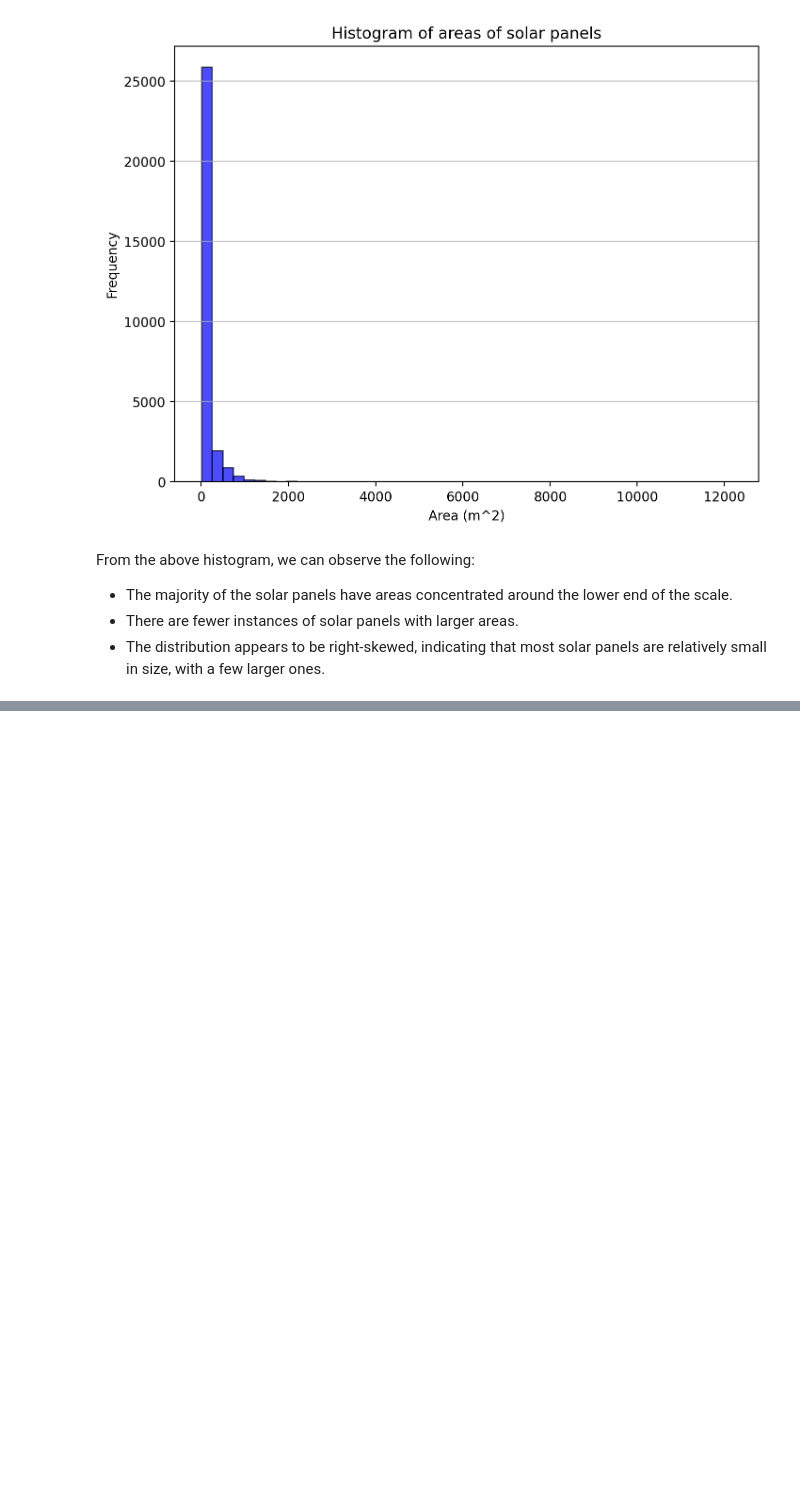
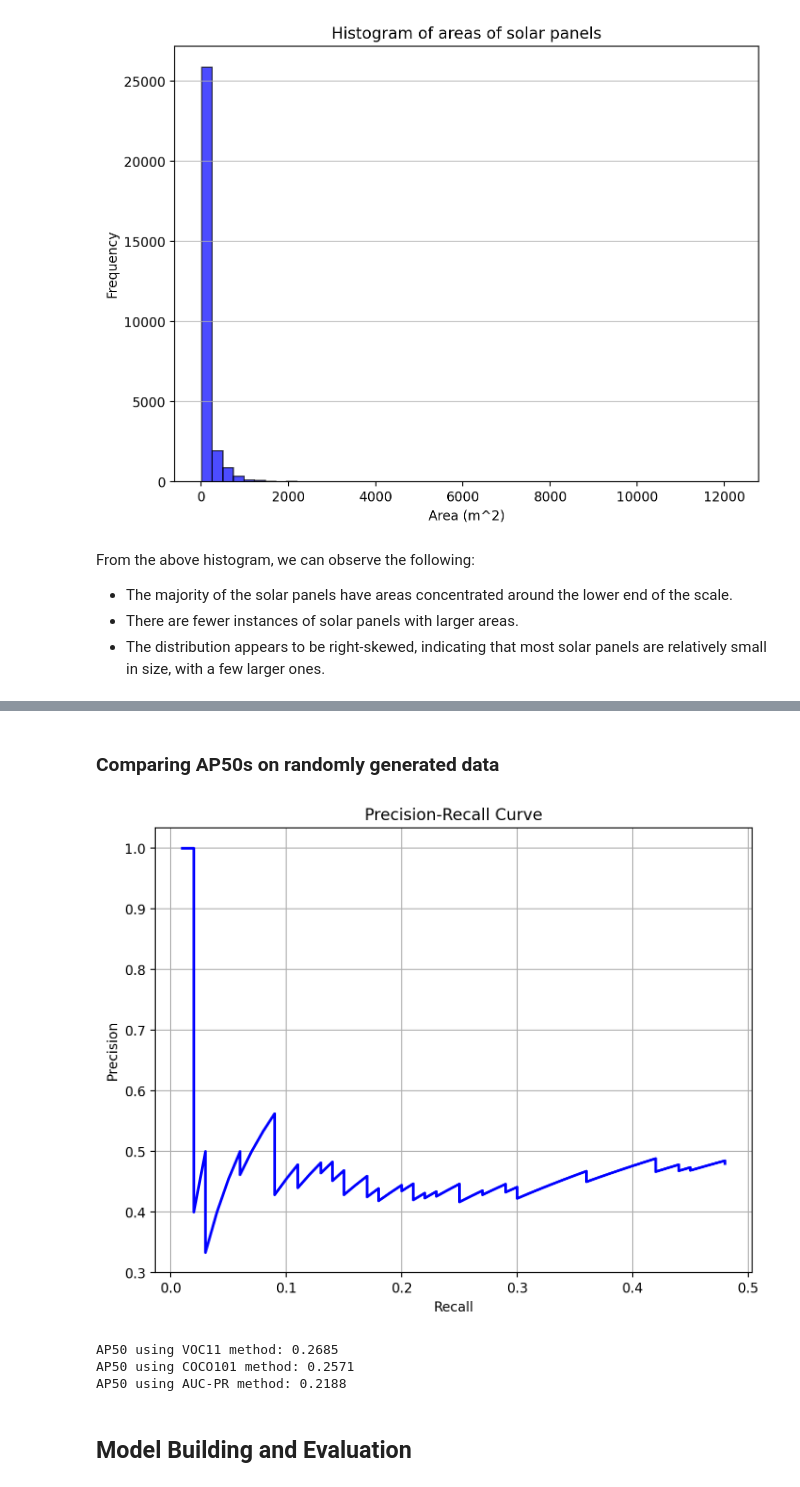
Before and after one commit to ShardulJunagade/SRIP-Project-Task, a Jupyter notebook: Solar Panel Detector.ipynb, the cells around one changed output, grey strips where cells are left out. Saved outputs shown, nothing was run; the diff lists cells and outputs as text; code cells hidden in the pictures; blank space fills up the shorter version.

```diff
--- a/Solar Panel Detector.ipynb
+++ b/Solar Panel Detector.ipynb
@@ -200,0 +336,2 @@ From the above histogram, we can observe the following:
+# %% [markdown]
+### Comparing AP50s on randomly generated data
@@ -200,0 +412,35 @@ From the above histogram, we can observe the following:
+# %%
+random_num_images = 10
+random_image_size = 100
+random_num_gt_boxes = 10
+random_num_pred_boxes = 10
+random_box_size = 20
+random_images, random_gt_boxes, random_pred_boxes, random_scores = generate_random_data(random_num_images, random_image_size, random_num_gt_boxes, random_num_pred_boxes, random_box_size)
+# %%
+precisions, recalls = compute_precision_recall(random_gt_boxes, random_pred_boxes, random_scores, random_image_size, iou_threshold=0.5)
+
+# plot precision-recall curve
+plt.figure(figsize=(8, 6))
+plt.plot(recalls, precisions, color='blue', linestyle='-', linewidth=2)
+plt.xlabel('Recall')
+plt.ylabel('Precision')
+plt.title('Precision-Recall Curve')
+plt.grid(True)
+plt.show()
+# %% [output]
+[figure, added]
+# %%
+# Compute AP50
+ap50_voc11 = compute_ap(precisions, recalls, method="voc11")
+ap50_coco101 = compute_ap(precisions, recalls, method="coco101")
+ap50_auc_pr = compute_ap(precisions, recalls, method="auc_pr")
+
+print(f'AP50 using VOC11 method: {ap50_voc11:.4f}')
+print(f'AP50 using COCO101 method: {ap50_coco101:.4f}')
+print(f'AP50 using AUC-PR method: {ap50_auc_pr:.4f}')
+# %% [output]
+AP50 using VOC11 method: 0.2685
+AP50 using COCO101 method: 0.2571
+AP50 using AUC-PR method: 0.2188
+# %% [markdown]
+## Model Building and Evaluation
```
Also changed, not shown: parts of 20 cells of this notebook, 2 other files.
